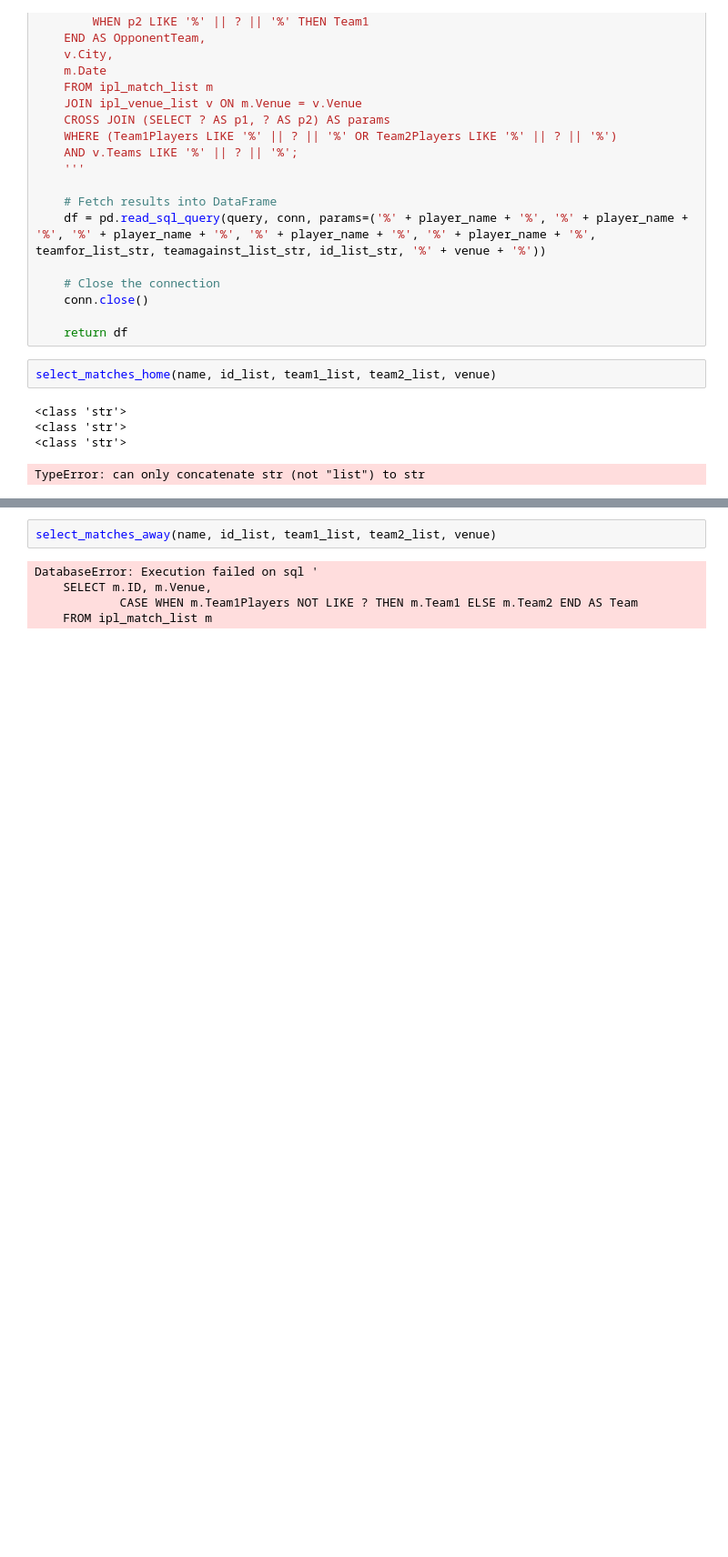
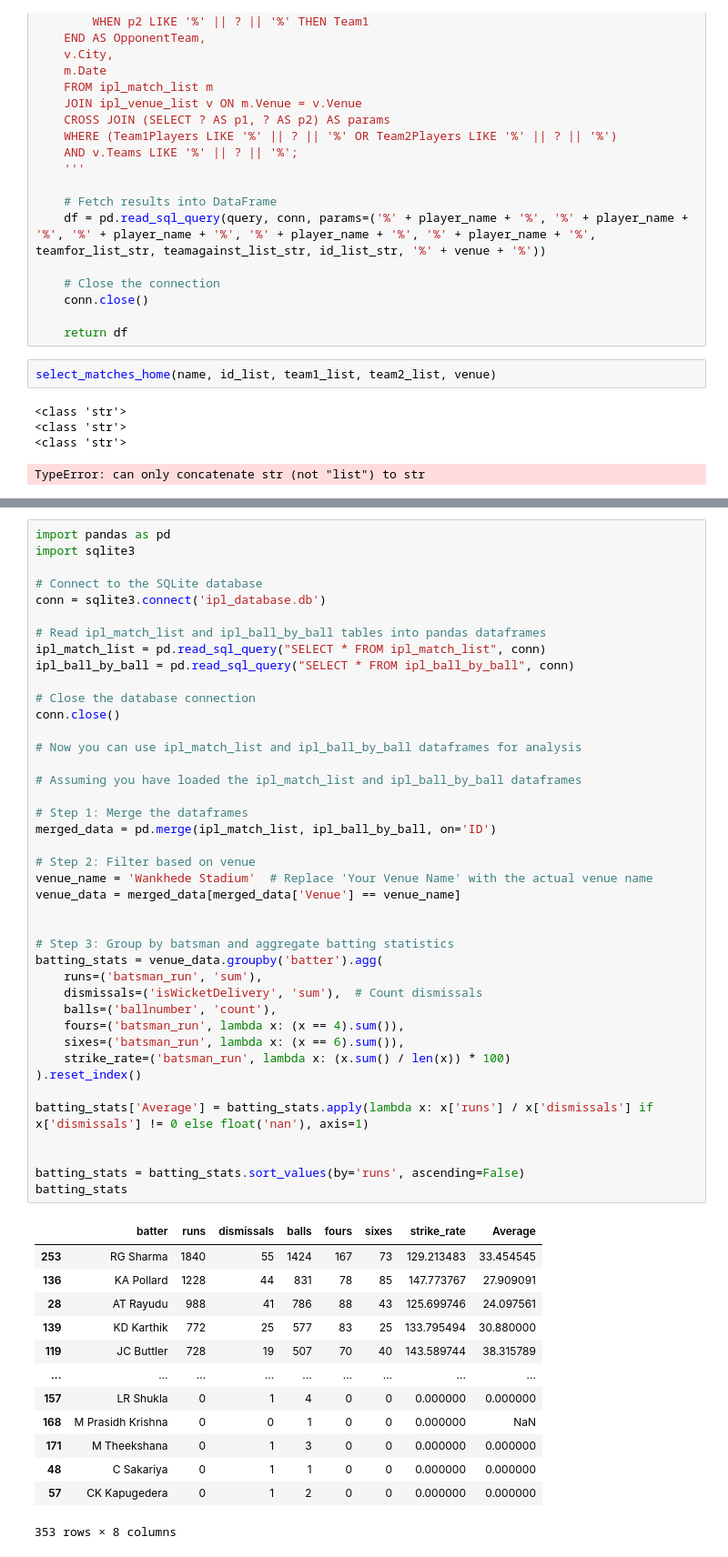
Before and after one commit to anubrotoGhose/IPL-Stats-Access, a Jupyter notebook: table_creator_5.ipynb, the cells around one changed output, grey strips where cells are left out. Shown: that part at 91% size. Saved outputs shown, nothing was run; the diff lists cells and outputs as text; blank space fills up the shorter version.

Commit message:
IPL Stats Explorer 1.873 Added Certain Filters to batting, bowling and fielding

```diff
--- a/table_creator_5.ipynb
+++ b/table_creator_5.ipynb
@@ -557,7 +521,55 @@ def select_matches_away(player_name, id_list, teamfor_list, teamagainst_list, ve
-# %%
-select_matches_away(name, id_list, team1_list, team2_list, venue)
-# %% [output]
-DatabaseError: Execution failed on sql '
-    SELECT m.ID, m.Venue,
-            CASE WHEN m.Team1Players NOT LIKE ? THEN m.Team1 ELSE m.Team2 END AS Team
-    FROM ipl_match_list m
+# %%
+import pandas as pd
+import sqlite3
+
+# Connect to the SQLite database
+conn = sqlite3.connect('ipl_database.db')
+
+# Read ipl_match_list and ipl_ball_by_ball tables into pandas dataframes
+ipl_match_list = pd.read_sql_query("SELECT * FROM ipl_match_list", conn)
+ipl_ball_by_ball = pd.read_sql_query("SELECT * FROM ipl_ball_by_ball", conn)
+
+# Close the database connection
+conn.close()
+
+# Now you can use ipl_match_list and ipl_ball_by_ball dataframes for analysis
+
+# Assuming you have loaded the ipl_match_list and ipl_ball_by_ball dataframes
+
+# Step 1: Merge the dataframes
+merged_data = pd.merge(ipl_match_list, ipl_ball_by_ball, on='ID')
+
+# Step 2: Filter based on venue
+venue_name = 'Wankhede Stadium'  # Replace 'Your Venue Name' with the actual venue name
+venue_data = merged_data[merged_data['Venue'] == venue_name]
+
+
+# Step 3: Group by batsman and aggregate batting statistics
+batting_stats = venue_data.groupby('batter').agg(
+    runs=('batsman_run', 'sum'),
+    dismissals=('isWicketDelivery', 'sum'),  # Count dismissals
+    balls=('ballnumber', 'count'),
+    fours=('batsman_run', lambda x: (x == 4).sum()),
+    sixes=('batsman_run', lambda x: (x == 6).sum()),
+    strike_rate=('batsman_run', lambda x: (x.sum() / len(x)) * 100)
+).reset_index()
+
+batting_stats['Average'] = batting_stats.apply(lambda x: x['runs'] / x['dismissals'] if x['dismissals'] != 0 else float('nan'), axis=1)
+
+
+batting_stats = batting_stats.sort_values(by='runs', ascending=False)
+batting_stats
+# %% [output]
+|  | batter | runs | dismissals | balls | fours | sixes | strike_rate | Average |
+| 253 | RG Sharma | 1840 | 55 | 1424 | 167 | 73 | 129.213483 | 33.454545 |
+| 136 | KA Pollard | 1228 | 44 | 831 | 78 | 85 | 147.773767 | 27.909091 |
+| 28 | AT Rayudu | 988 | 41 | 786 | 88 | 43 | 125.699746 | 24.097561 |
+| 139 | KD Karthik | 772 | 25 | 577 | 83 | 25 | 133.795494 | 30.880000 |
+| 119 | JC Buttler | 728 | 19 | 507 | 70 | 40 | 143.589744 | 38.315789 |
+| ... | ... | ... | ... | ... | ... | ... | ... | ... |
+| 157 | LR Shukla | 0 | 1 | 4 | 0 | 0 | 0.000000 | 0.000000 |
+| 168 | M Prasidh Krishna | 0 | 0 | 1 | 0 | 0 | 0.000000 | NaN |
+| 171 | M Theekshana | 0 | 1 | 3 | 0 | 0 | 0.000000 | 0.000000 |
+| 48 | C Sakariya | 0 | 1 | 1 | 0 | 0 | 0.000000 | 0.000000 |
+| 57 | CK Kapugedera | 0 | 1 | 2 | 0 | 0 | 0.000000 | 0.000000 |
+353 rows × 8 columns
```
Also changed, not shown: parts of 5 cells of this notebook, 8 other files.
